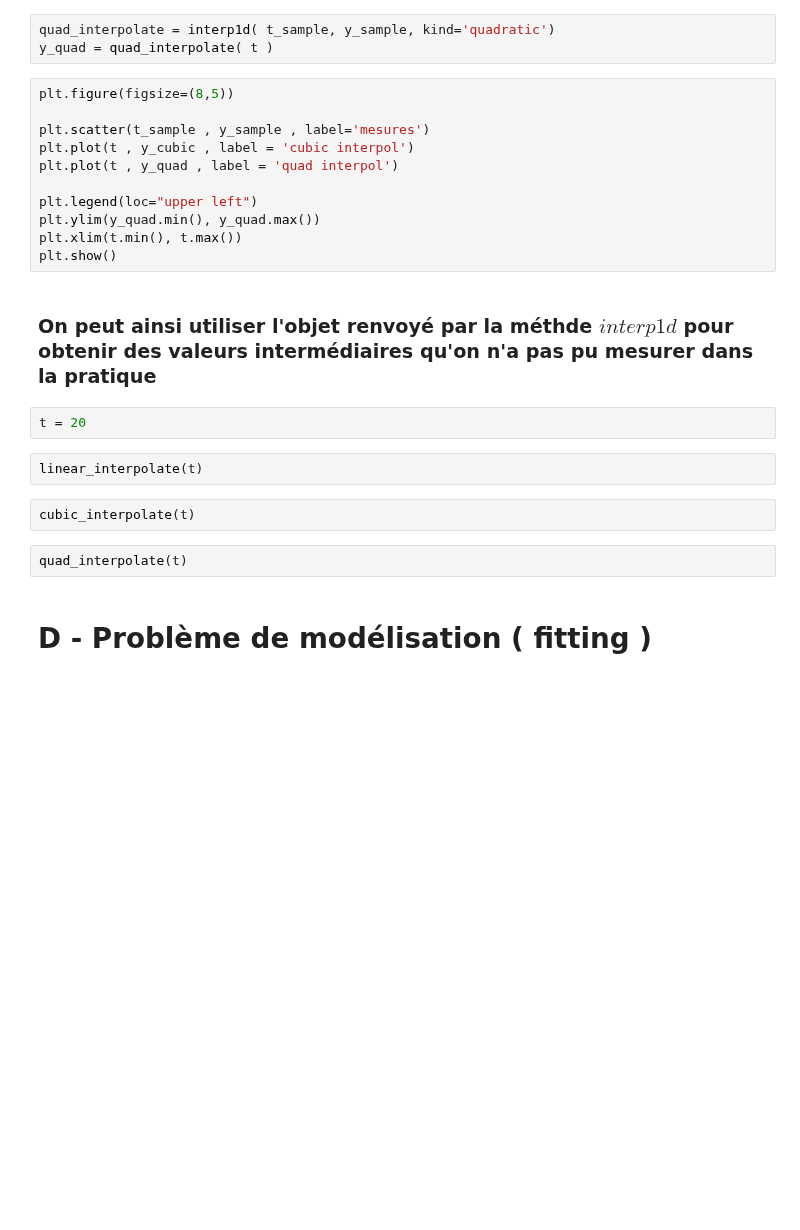
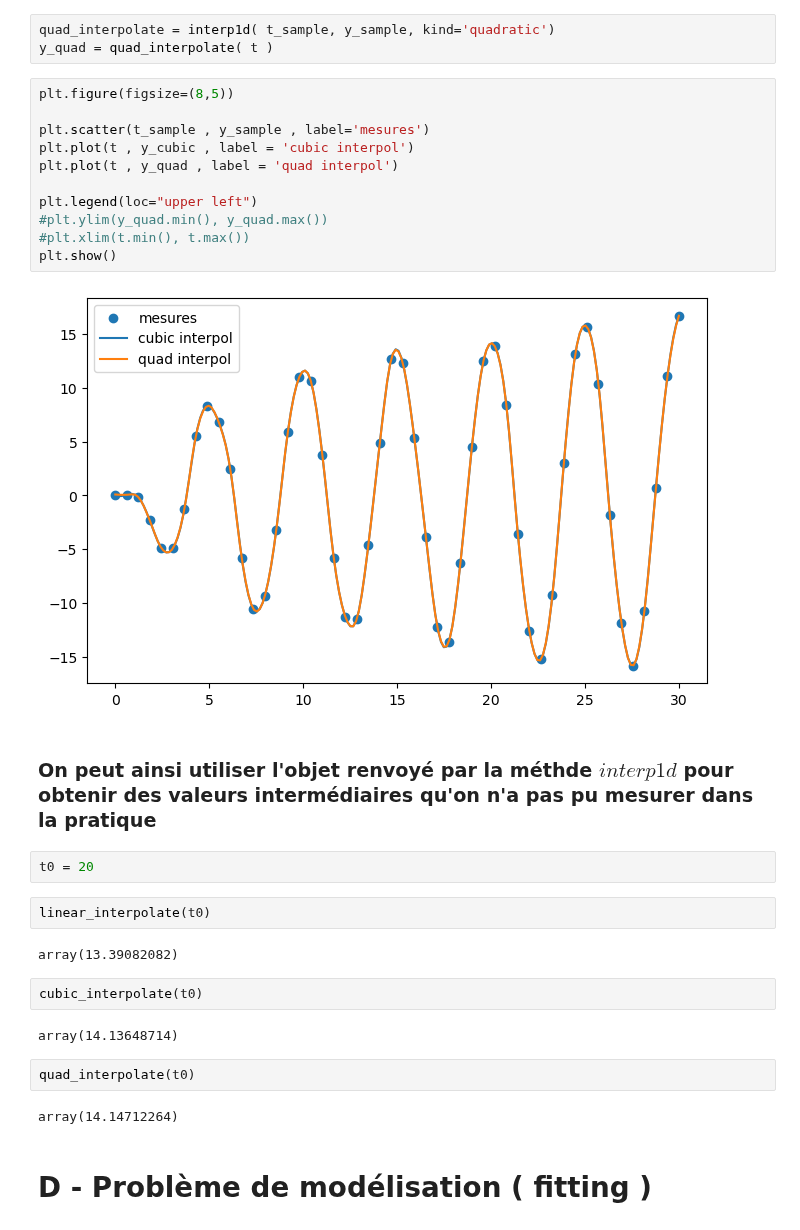
Before and after one commit to Brice-KENGNI-ZANGUIM/Python-pour-les-Mathematiques, a Jupyter notebook: Bibliothèque Scipy.ipynb, the cells around one changed output. Cells and saved outputs as stored; diff of their text form; blank space fills up the shorter version.

```diff
--- a/Bibliothèque Scipy.ipynb
+++ b/Bibliothèque Scipy.ipynb
@@ -202,24 +279,32 @@ y_quad = quad_interpolate( t )
 # %%
 plt.figure(figsize=(8,5))
 
 plt.scatter(t_sample , y_sample , label='mesures')
 plt.plot(t , y_cubic , label = 'cubic interpol')
 plt.plot(t , y_quad , label = 'quad interpol')
 
 plt.legend(loc="upper left")
-plt.ylim(y_quad.min(), y_quad.max())
-plt.xlim(t.min(), t.max())
+#plt.ylim(y_quad.min(), y_quad.max())
+#plt.xlim(t.min(), t.max())
 plt.show()
+# %% [output]
+[figure, added]
 # %% [markdown]
 <h3> On peut ainsi utiliser l'objet renvoyé par la méthde $interp1d$ pour obtenir des valeurs intermédiaires qu'on n'a pas pu mesurer dans la pratique
 # %%
-t = 20
+t0 = 20
 # %%
-linear_interpolate(t)
+linear_interpolate(t0)
+# %% [output]
+array(13.39082082)
 # %%
-cubic_interpolate(t)
+cubic_interpolate(t0)
+# %% [output]
+array(14.13648714)
 # %%
-quad_interpolate(t)
+quad_interpolate(t0)
+# %% [output]
+array(14.14712264)
 # %% [markdown]
 <h1> <strong> D - Problème de modélisation ( fitting )
 # %% [markdown]
```
Also changed, not shown: parts of 13 cells of this notebook.
